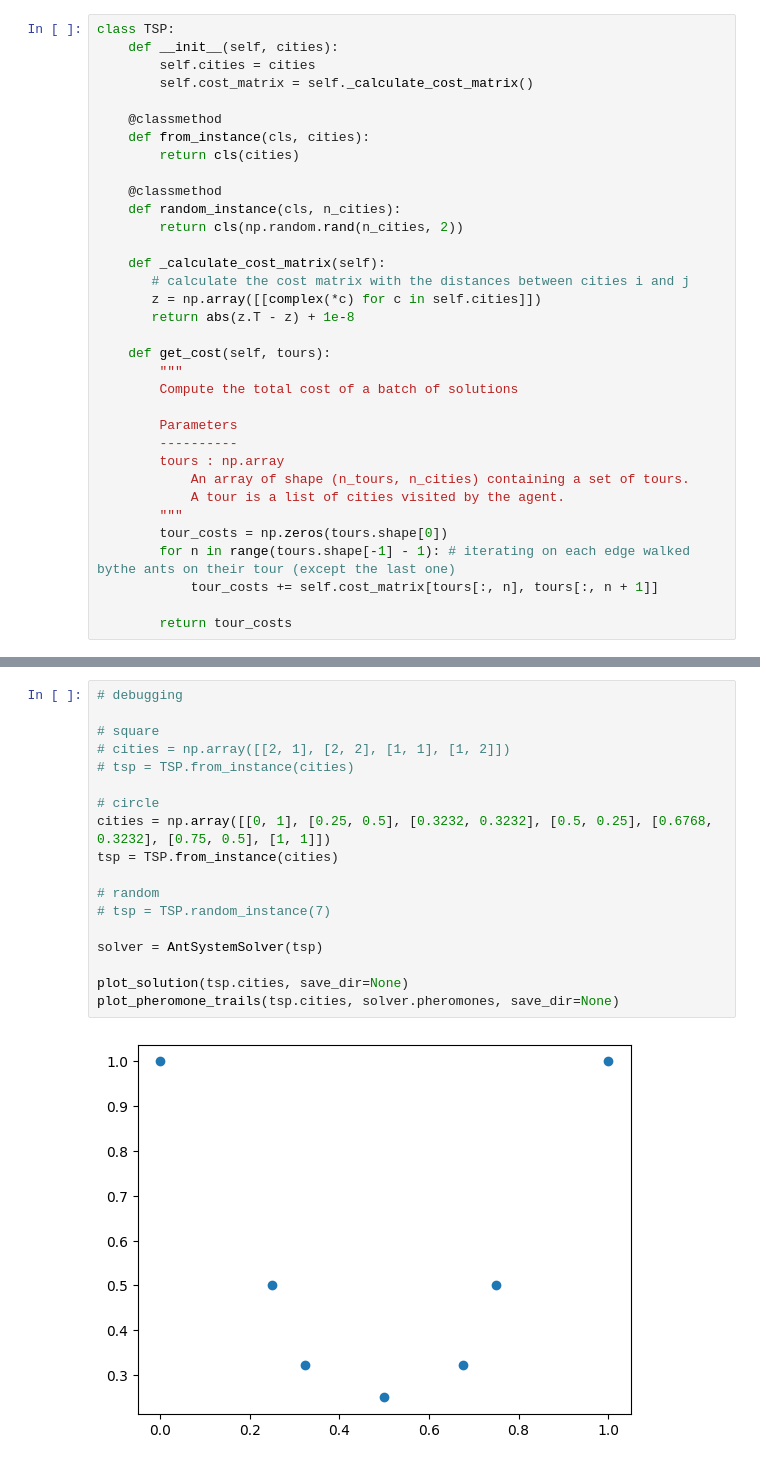
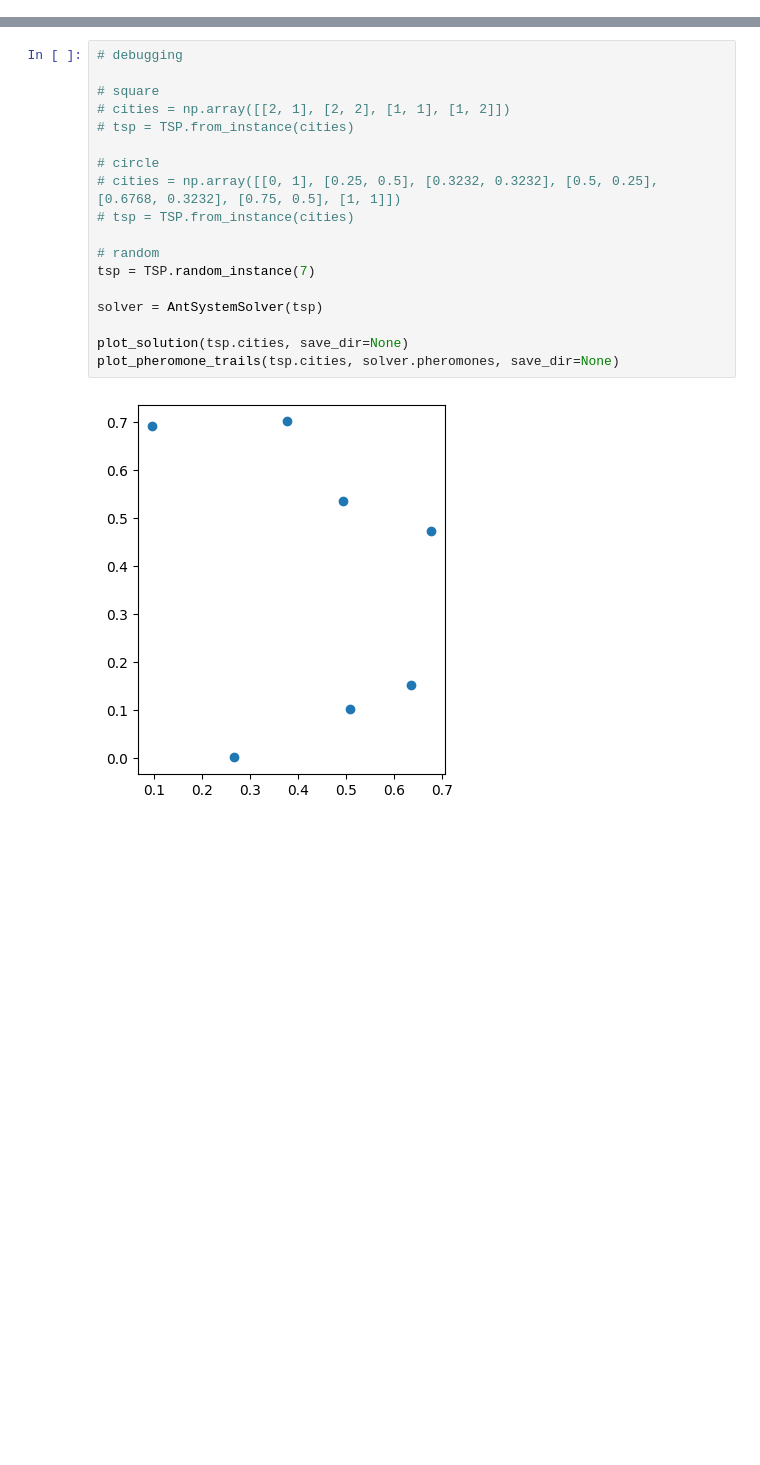
Before and after one commit to viniandrs/ant_colony_experiments, a Jupyter notebook: traveler_salesman/traveler_salesman.ipynb, the cells around one changed output, grey strips where cells are left out. Saved outputs shown, nothing was run; the diff lists cells and outputs as text; blank space fills up the shorter version.

```diff
--- a/traveler_salesman/traveler_salesman.ipynb
+++ b/traveler_salesman/traveler_salesman.ipynb
@@ -75,34 +9,0 @@ def plot_mean_cost(costs, save_dir=f'results/costs'):
-# %%
-class TSP:
-    def __init__(self, cities):
-        self.cities = cities
-        self.cost_matrix = self._calculate_cost_matrix()
-
-    @classmethod
-    def from_instance(cls, cities):
-        return cls(cities)
-
-    @classmethod
-    def random_instance(cls, n_cities):
-        return cls(np.random.rand(n_cities, 2))
-
-    def _calculate_cost_matrix(self):
-       # calculate the cost matrix with the distances between cities i and j
-       z = np.array([[complex(*c) for c in self.cities]])
-       return abs(z.T - z) + 1e-8
-
-    def get_cost(self, tours):
-        """
-        Compute the total cost of a batch of solutions
-
-        Parameters
-        ----------
-        tours : np.array
-            An array of shape (n_tours, n_cities) containing a set of tours.
-            A tour is a list of cities visited by the agent.
-        """
-        tour_costs = np.zeros(tours.shape[0])
-        for n in range(tours.shape[-1] - 1): # iterating on each edge walked bythe ants on their tour (except the last one)
-            tour_costs += self.cost_matrix[tours[:, n], tours[:, n + 1]]
-
-        return tour_costs
@@ -275,20 +134,20 @@ NUM_IT = 100
 # %%
 # debugging
 
 # square
 # cities = np.array([[2, 1], [2, 2], [1, 1], [1, 2]])
 # tsp = TSP.from_instance(cities)
 
 # circle
-cities = np.array([[0, 1], [0.25, 0.5], [0.3232, 0.3232], [0.5, 0.25], [0.6768, 0.3232], [0.75, 0.5], [1, 1]])
-tsp = TSP.from_instance(cities)
+# cities = np.array([[0, 1], [0.25, 0.5], [0.3232, 0.3232], [0.5, 0.25], [0.6768, 0.3232], [0.75, 0.5], [1, 1]])
+# tsp = TSP.from_instance(cities)
 
 # random
-# tsp = TSP.random_instance(7)
+tsp = TSP.random_instance(7)
 
 solver = AntSystemSolver(tsp)
 
 plot_solution(tsp.cities, save_dir=None)
 plot_pheromone_trails(tsp.cities, solver.pheromones, save_dir=None)
 # %% [output]
-[figure, old version]
+[figure, new version]
```
Also changed, not shown: parts of 11 cells of this notebook, 5 other files.
